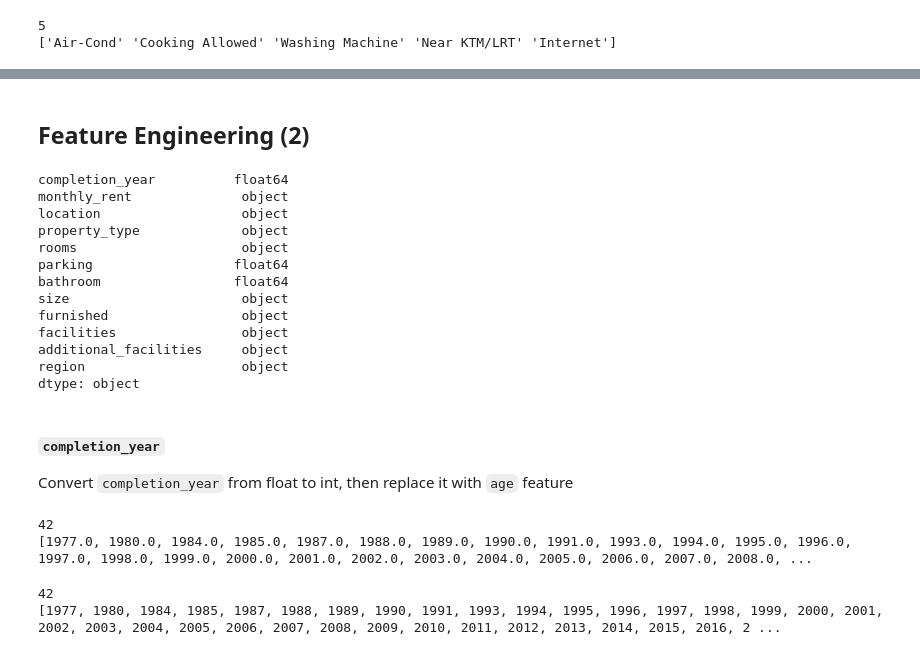
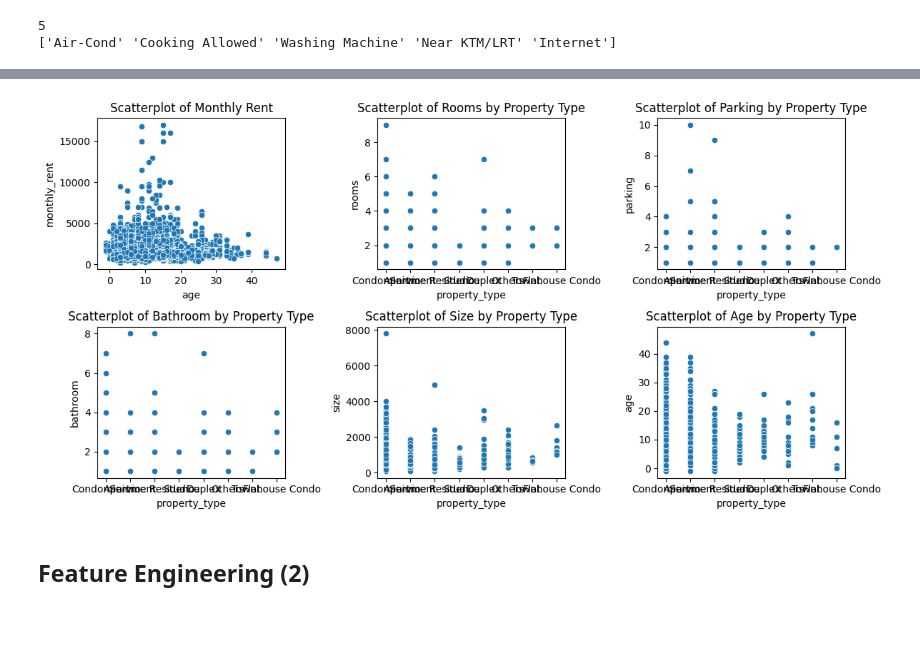
Before and after one commit to Vaneryn/6006cem-ml, a Jupyter notebook: notebooks/eda_rental_price.ipynb, the cells around one changed output, grey strips where cells are left out. Drawn from its saved outputs; the diff is of its cells as text; code cells hidden in the pictures; blank space fills up the shorter version.

```diff
--- a/notebooks/eda_rental_price.ipynb
+++ b/notebooks/eda_rental_price.ipynb
@@ -1315,36 +2147,34 @@ print(unique_additional_facilities)
+# %%
+fig, axes = plt.subplots(nrows=2, ncols=3, figsize=(12, 6))
+axes = axes.flatten()
+
+# monthly_rent
+sns.scatterplot(ax=axes[0], data=df_remove_outliers, x='age', y='monthly_rent')
+axes[0].set_title('Scatterplot of Monthly Rent')
+
+# rooms
+sns.scatterplot(ax=axes[1], data=df_remove_outliers, x='property_type', y='rooms')
+axes[1].set_title('Scatterplot of Rooms by Property Type')
+
+# parking
+sns.scatterplot(ax=axes[2], data=df_remove_outliers, x='property_type', y='parking')
+axes[2].set_title('Scatterplot of Parking by Property Type')
+
+# bathroom
+sns.scatterplot(ax=axes[3], data=df_remove_outliers, x='property_type', y='bathroom')
+axes[3].set_title('Scatterplot of Bathroom by Property Type')
+
+# size
+sns.scatterplot(ax=axes[4], data=df_remove_outliers, x='property_type', y='size')
+axes[4].set_title('Scatterplot of Size by Property Type')
+
+# age
+sns.scatterplot(ax=axes[5], data=df_remove_outliers, x='property_type', y='age')
+axes[5].set_title('Scatterplot of Age by Property Type')
+
+plt.tight_layout()
+plt.show()
+# %% [output]
+[figure, added]
 # %% [markdown]
 ## Feature Engineering (2)
-# %%
-df_feng = df_dropnan.copy()
-df_feng.dtypes
-# %% [output]
-completion_year          float64
-monthly_rent              object
-location                  object
-property_type             object
-rooms                     object
-parking                  float64
-bathroom                 float64
-size                      object
-furnished                 object
-facilities                object
-additional_facilities     object
-region                    object
-dtype: object
-# %% [markdown]
-#### `completion_year`
-Convert `completion_year` from float to int, then replace it with `age` feature
-# %%
-# End result should be same as this
-print(df_feng['completion_year'].nunique())
-print(sorted(df_feng['completion_year'].unique().tolist()))
-# %% [output]
-42
-[1977.0, 1980.0, 1984.0, 1985.0, 1987.0, 1988.0, 1989.0, 1990.0, 1991.0, 1993.0, 1994.0, 1995.0, 1996.0, 1997.0, 1998.0, 1999.0, 2000.0, 2001.0, 2002.0, 2003.0, 2004.0, 2005.0, 2006.0, 2007.0, 2008.0, ...
-# %%
-df_feng['completion_year'] = df_feng['completion_year'].astype('int16')
-print(df_feng['completion_year'].nunique())
-print(sorted(df_feng['completion_year'].unique().tolist()))
-# %% [output]
-42
-[1977, 1980, 1984, 1985, 1987, 1988, 1989, 1990, 1991, 1993, 1994, 1995, 1996, 1997, 1998, 1999, 2000, 2001, 2002, 2003, 2004, 2005, 2006, 2007, 2008, 2009, 2010, 2011, 2012, 2013, 2014, 2015, 2016, 2 ...
```
Also changed, not shown: parts of 134 cells of this notebook.
